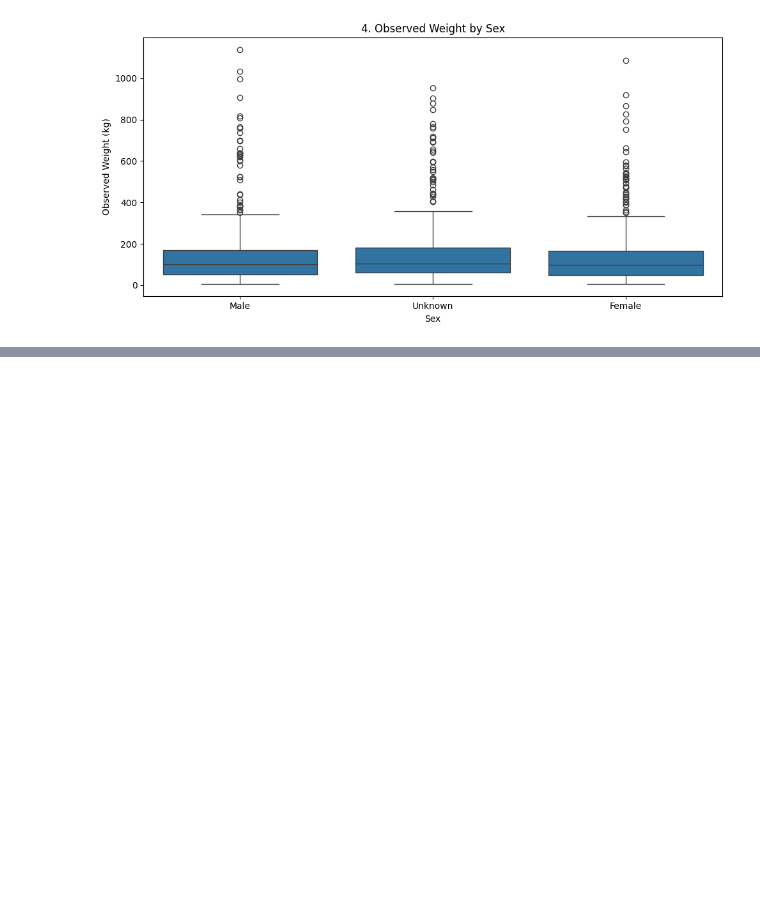
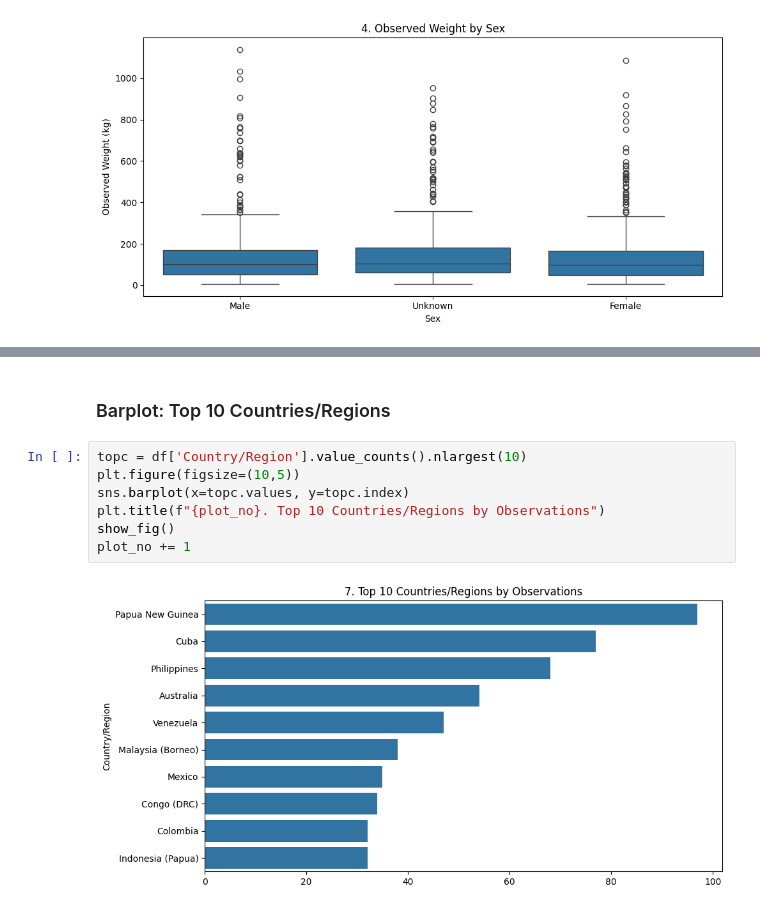
Before and after one commit to lukhi-laksh/Kaggle-Notebooks, a Jupyter notebook: Crocodile Species/crocodile_Analysis.ipynb, the cells around one changed output, grey strips where cells are left out. Cells and saved outputs as stored; diff of their text form; blank space fills up the shorter version.

```diff
--- a/Crocodile Species/crocodile_Analysis.ipynb
+++ b/Crocodile Species/crocodile_Analysis.ipynb
@@ -290,0 +311,11 @@ plot_no += 1
+# %% [markdown]
+### Barplot: Top 10 Countries/Regions
+# %%
+topc = df['Country/Region'].value_counts().nlargest(10)
+plt.figure(figsize=(10,5))
+sns.barplot(x=topc.values, y=topc.index)
+plt.title(f"{plot_no}. Top 10 Countries/Regions by Observations")
+show_fig()
+plot_no += 1
+# %% [output]
+[figure, added]
```
Also changed, not shown: parts of 6 cells of this notebook.
